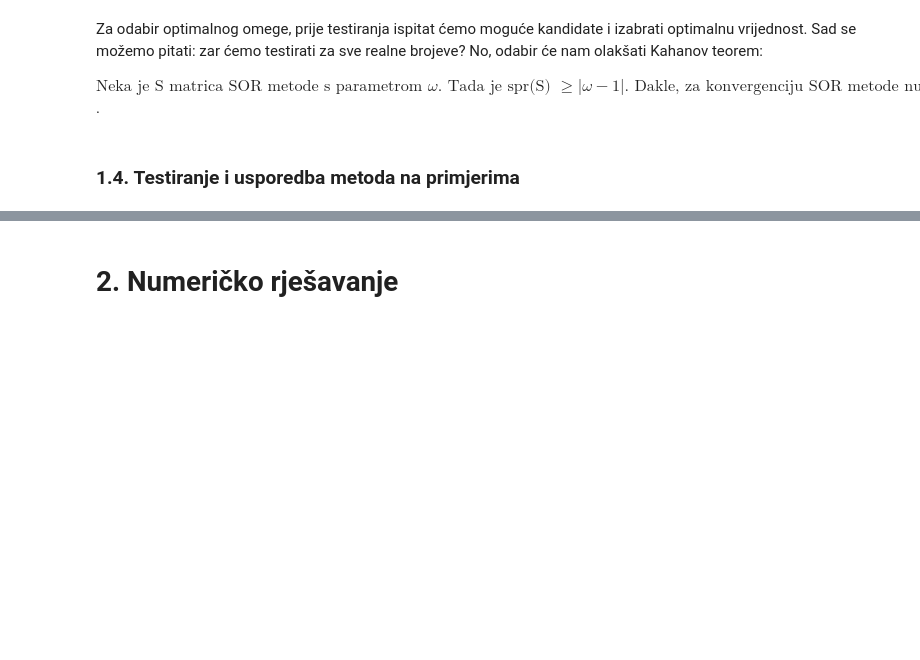
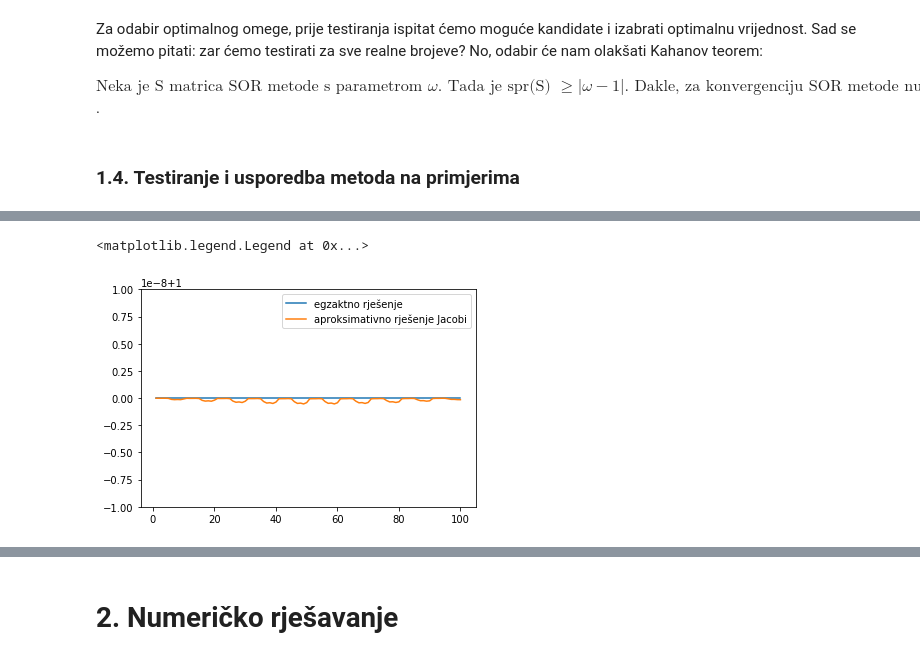
Before and after one commit to matkobrandic/PythonEssay, a Jupyter notebook: Numeričko rješavanje sustava linearnih jednadžbi i inicijalnog problema za ODJ.ipynb, the cells around one changed output, grey strips where cells are left out. Saved outputs shown, nothing was run; the diff lists cells and outputs as text; code cells hidden in the pictures; blank space fills up the shorter version.

```diff
--- a/Numeričko rješavanje sustava linearnih jednadžbi i inicijalnog problema za ODJ.ipynb
+++ b/Numeričko rješavanje sustava linearnih jednadžbi i inicijalnog problema za ODJ.ipynb
@@ -327,0 +394,8 @@ sor(x, A, b, omega, tolerance)
+# %%
+plt.ylim([0.99999999, 1.00000001])
+plt.plot(xAxis, one, label='egzaktno rješenje')
+plt.plot(xAxis, approxJacobi[-1].T, label='aproksimativno rješenje Jacobi')
+plt.legend()
+# %% [output]
+<matplotlib.legend.Legend at 0x...>
+[figure, added]
```
Also changed, not shown: parts of 29 cells of this notebook, 3 other files.
